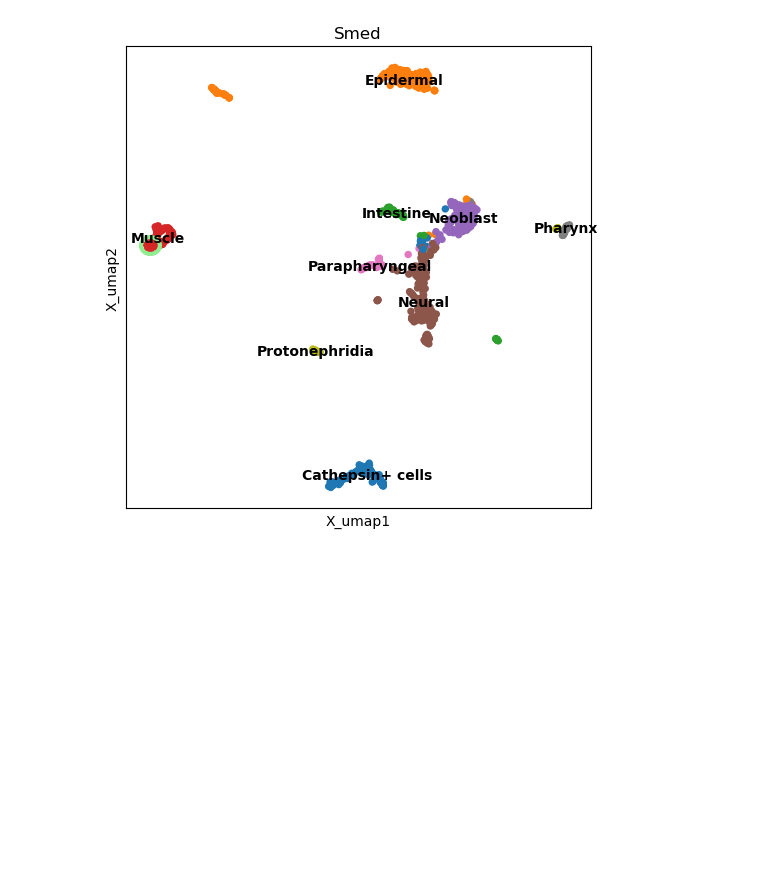
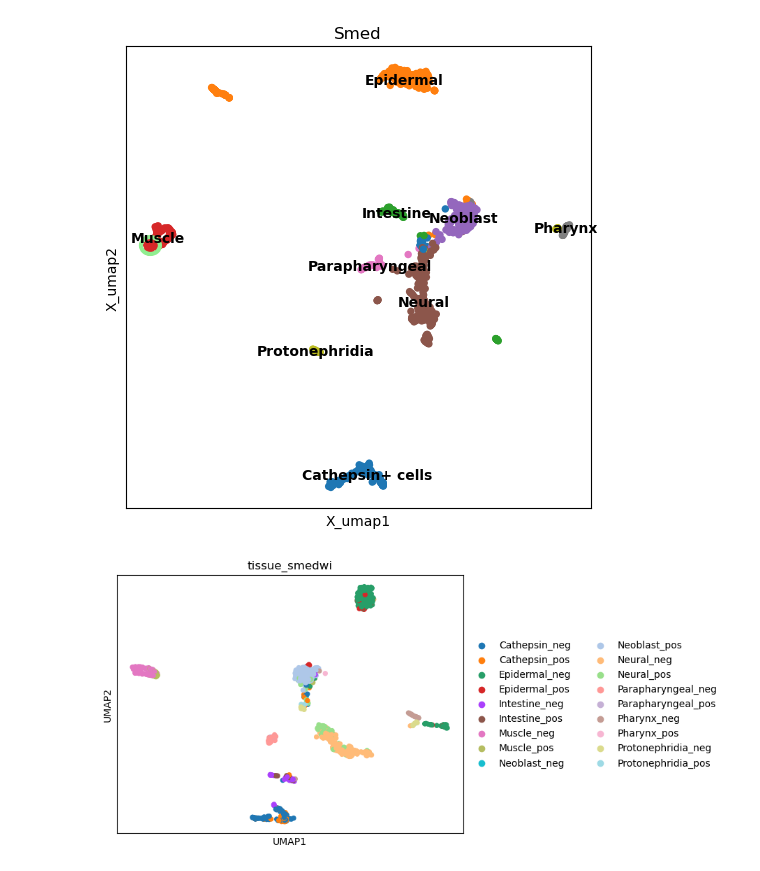
Before and after one commit to galicae/comandos, a Jupyter notebook: nbs/01_plot.ipynb, the cells around one changed output. Cells and saved outputs as stored; diff of their text form; code cells hidden in the pictures; blank space fills up the shorter version.

```diff
--- a/nbs/01_plot.ipynb
+++ b/nbs/01_plot.ipynb
@@ -119,4 +123,13 @@ highlighted_dimplot(planarian, "Smed", "tissue", "Muscle", figsize=(6, 6), highl
 [figure]
 # %%
 hysc = pd.read_csv("../example_data/hysc_similarity_table.csv", index_col=0)
+# %%
+file = open("../example_data/hypl.pkl", "rb")
+sm = pickle.load(file)
+# %%
+target_map, target_lut, target_handles = util.map_fine_to_coarse(
+    sm, "pl", "cluster", "tissue_smedwi"
+)
+# %% [output]
+[figure, added]
 # %%
```
Also changed, not shown: parts of 7 cells of this notebook, 5 other files.
